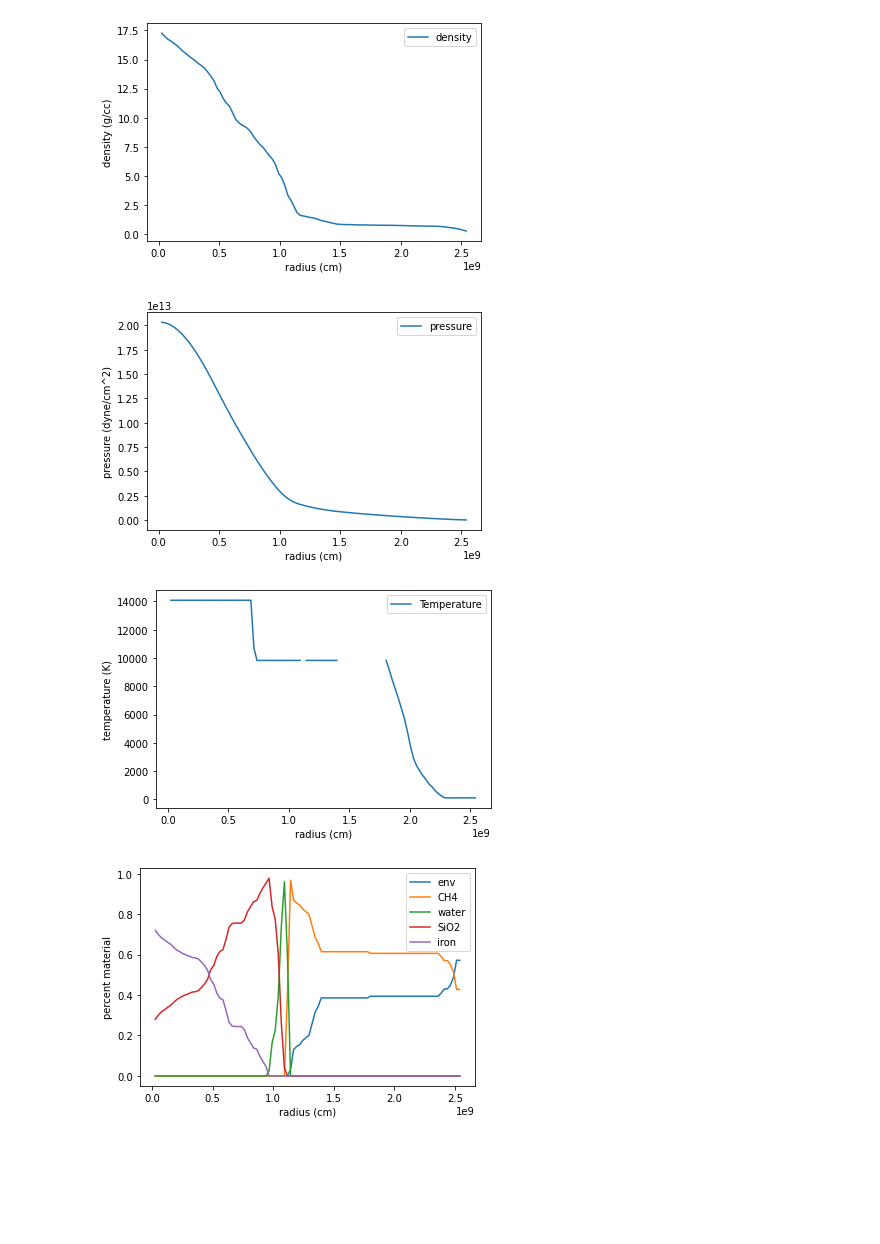
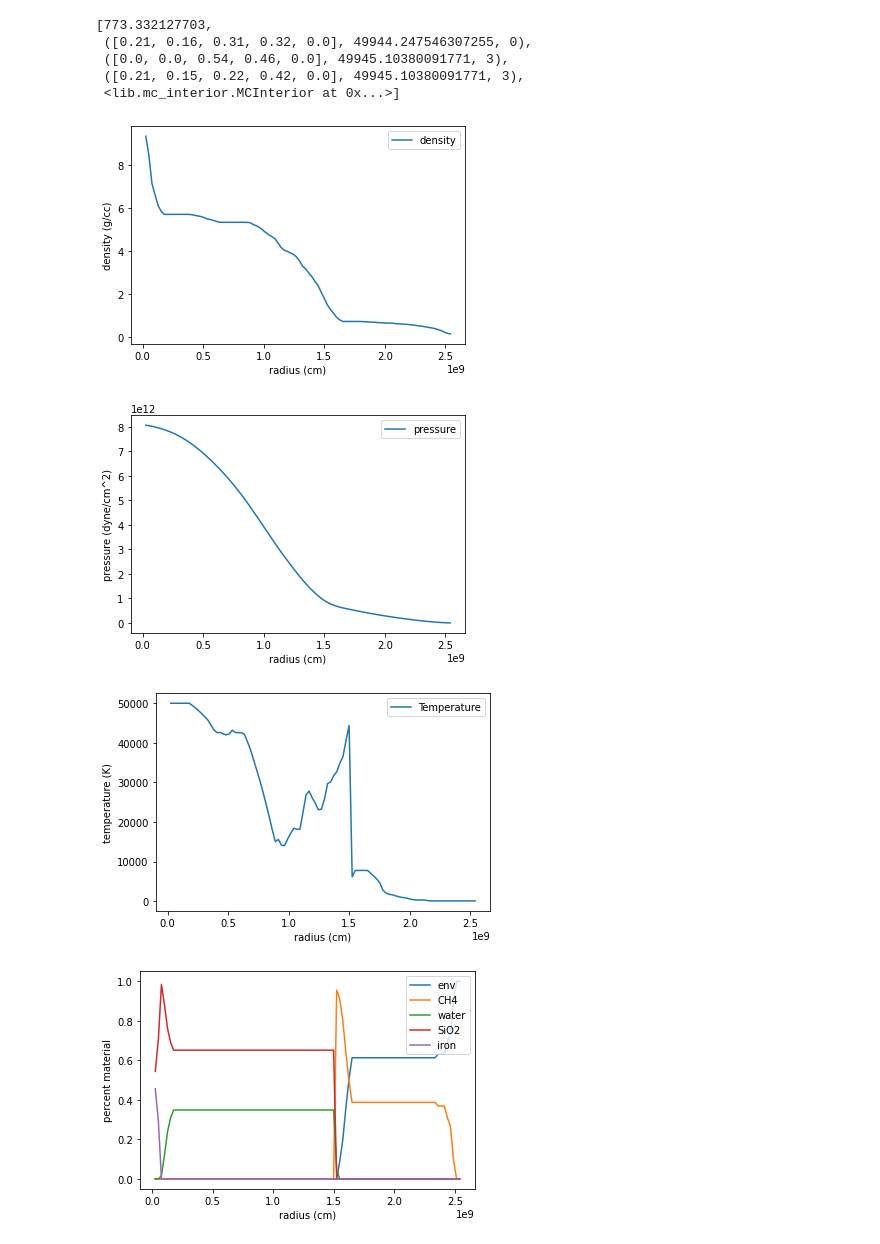
Before and after one commit to podolak/mcplanet, a Jupyter notebook: both_direction_planets.ipynb, the cells around one changed output. Drawn from its saved outputs; the diff is of its cells as text; code cells hidden in the pictures; blank space fills up the shorter version.

```diff
--- a/both_direction_planets.ipynb
+++ b/both_direction_planets.ipynb
@@ -166,7 +189,13 @@ model = best_model(241.725013132, temperature.iron_sio2_co_water_eos_env_catalog
 # %%
-model = best_model(241.725013132, catalog, max_temp=50000, min_temp=0, full_model=True, smooth=201)
+model = best_model( 773.332127703, catalog, max_temp=40000, min_temp=0, full_model=True, smooth=201)
+model
 # %% [output]
+[773.332127703,
+ ([0.21, 0.16, 0.31, 0.32, 0.0], 49944.247546307255, 0),
+ ([0.0, 0.0, 0.54, 0.46, 0.0], 49945.10380091771, 3),
+ ([0.21, 0.15, 0.22, 0.42, 0.0], 49945.10380091771, 3),
+ <lib.mc_interior.MCInterior at 0x...>]
-[figure, old version]
+[figure, new version]
-[figure, old version]
+[figure, new version]
-[figure, old version]
+[figure, new version]
-[figure, old version]
+[figure, new version]
```
Also changed, not shown: parts of 16 cells of this notebook.
